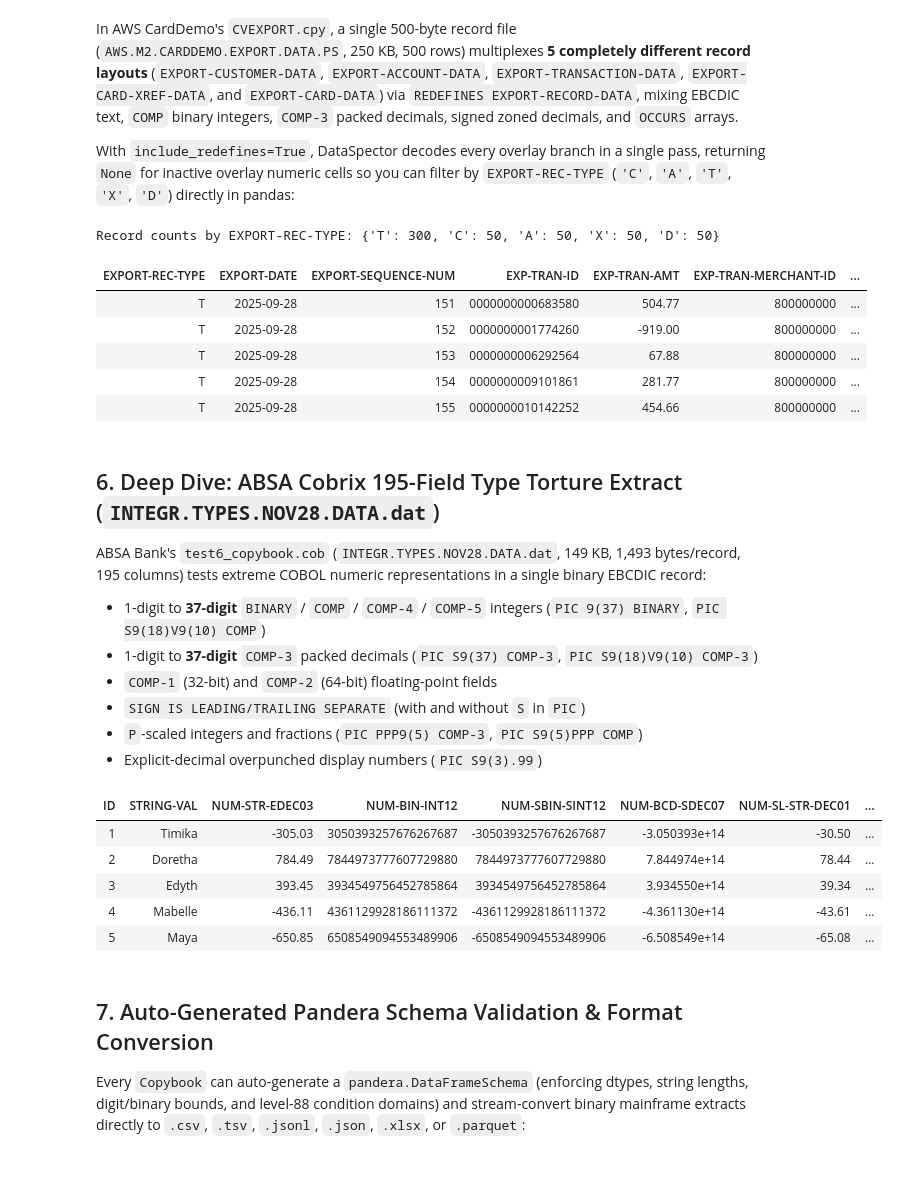
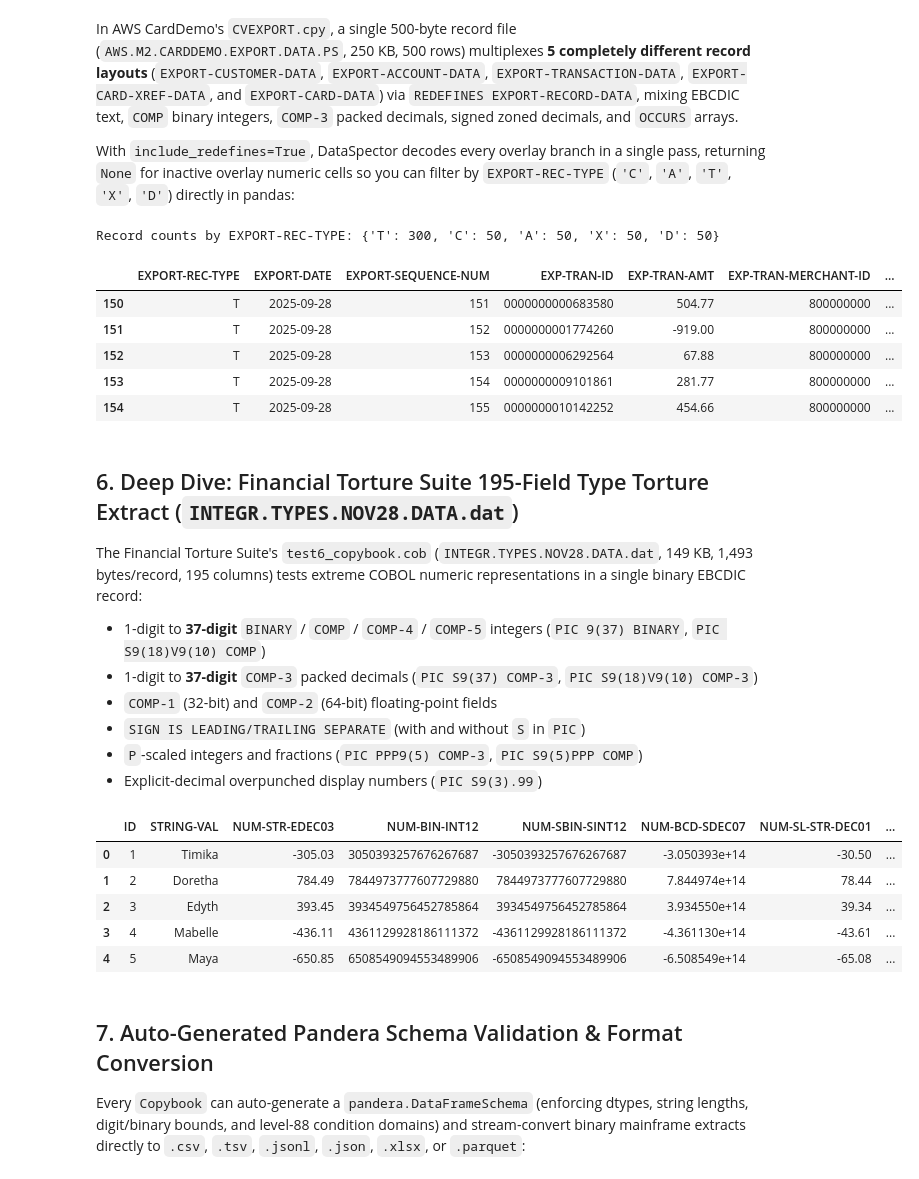
Before and after one commit to aberndsen/dataspector, a Jupyter notebook: notebooks/validate_mainframe_extracts.ipynb, the cells around one changed output. Saved outputs shown, nothing was run; the diff lists cells and outputs as text; code cells hidden in the pictures.

```diff
--- a/notebooks/validate_mainframe_extracts.ipynb
+++ b/notebooks/validate_mainframe_extracts.ipynb
@@ -40,13 +40,13 @@ CARDDEMO_TARBALL = (
     "https://github.com/aws-samples/aws-mainframe-modernization-carddemo/"
     "archive/refs/heads/main.tar.gz"
 )
-COBRIX_TARBALL = (
+BANKING_SUITE_TARBALL = (
     "https://github.com/AbsaOSS/cobrix/"
     "archive/refs/heads/master.tar.gz"
 )
 
 CARDDEMO_DIR = pathlib.Path("/tmp/carddemo_cache")
-COBRIX_DIR = pathlib.Path("/tmp/cobrix_cache")
+BANKING_SUITE_DIR = pathlib.Path("/tmp/banking_suite_cache")
 LOCAL_DATA_DIR = (
     pathlib.Path.cwd() / "tests" / "data"
     if (pathlib.Path.cwd() / "tests" / "data").exists()
@@ -78,17 +78,17 @@ def fetch_github_tarball(url: str, dest_dir: pathlib.Path, prefixes: tuple[str,
 
 
 fetch_github_tarball(CARDDEMO_TARBALL, CARDDEMO_DIR, ("app/cpy/", "app/data/"))
-fetch_github_tarball(COBRIX_TARBALL, COBRIX_DIR, ("data/", "examples/"))
+fetch_github_tarball(BANKING_SUITE_TARBALL, BANKING_SUITE_DIR, ("data/", "examples/"))
 
-cobrix_copybooks = sorted(
+banking_copybooks = sorted(
     p
-    for p in list(COBRIX_DIR.rglob("*.cob")) + list(COBRIX_DIR.rglob("*.cpy"))
-    if p.relative_to(COBRIX_DIR).parts[0] in ("data", "examples")
+    for p in list(BANKING_SUITE_DIR.rglob("*.cob")) + list(BANKING_SUITE_DIR.rglob("*.cpy"))
+    if p.relative_to(BANKING_SUITE_DIR).parts[0] in ("data", "examples")
     and "spark-cobol-app" not in str(p)
 )
 
 print("AWS CardDemo copybooks :", len(list((CARDDEMO_DIR / "app/cpy").glob("*"))))
-print("ABSA Cobrix copybooks  :", len(cobrix_copybooks))
+print("Financial torture copybooks  :", len(banking_copybooks))
 print("Local test copybooks   :", len(list(LOCAL_DATA_DIR.glob("*.cbl"))))
 # %% [output]
 AWS CardDemo copybooks : 30
@@ -101,7 +101,7 @@ We parse every copybook across all three repositories using `Copybook(path)` and
 # %%
 copybook_paths: list[tuple[str, pathlib.Path]] = (
     [("AWS CardDemo", p) for p in sorted((CARDDEMO_DIR / "app/cpy").glob("*"))]
-    + [("ABSA Cobrix", p) for p in cobrix_copybooks]
+    + [("Financial Torture Suite", p) for p in banking_copybooks]
     + [("DataSpector", p) for p in sorted(LOCAL_DATA_DIR.glob("*.cbl"))]
 )
 
@@ -601,16 +601,16 @@ df_export[df_export["EXPORT-REC-TYPE"] == "T"][
 ].head(5)
 # %% [output]
 Record counts by EXPORT-REC-TYPE: {'T': 300, 'C': 50, 'A': 50, 'X': 50, 'D': 50}
-| EXPORT-REC-TYPE | EXPORT-DATE | EXPORT-SEQUENCE-NUM | EXP-TRAN-ID | EXP-TRAN-AMT | EXP-TRAN-MERCHANT-ID | ... |
-| T | 2025-09-28 | 151 | 0000000000683580 | 504.77 | 800000000 | ... |
-| T | 2025-09-28 | 152 | 0000000001774260 | -919.00 | 800000000 | ... |
-| T | 2025-09-28 | 153 | 0000000006292564 | 67.88 | 800000000 | ... |
-| T | 2025-09-28 | 154 | 0000000009101861 | 281.77 | 800000000 | ... |
-| T | 2025-09-28 | 155 | 0000000010142252 | 454.66 | 800000000 | ... |
+|  | EXPORT-REC-TYPE | EXPORT-DATE | EXPORT-SEQUENCE-NUM | EXP-TRAN-ID | EXP-TRAN-AMT | EXP-TRAN-MERCHANT-ID | ... |
+| 150 | T | 2025-09-28 | 151 | 0000000000683580 | 504.77 | 800000000 | ... |
+| 151 | T | 2025-09-28 | 152 | 0000000001774260 | -919.00 | 800000000 | ... |
+| 152 | T | 2025-09-28 | 153 | 0000000006292564 | 67.88 | 800000000 | ... |
+| 153 | T | 2025-09-28 | 154 | 0000000009101861 | 281.77 | 800000000 | ... |
+| 154 | T | 2025-09-28 | 155 | 0000000010142252 | 454.66 | 800000000 | ... |
 # %% [markdown]
-## 6. Deep Dive: ABSA Cobrix 195-Field Type Torture Extract (`INTEGR.TYPES.NOV28.DATA.dat`)
+## 6. Deep Dive: Financial Torture Suite 195-Field Type Torture Extract (`INTEGR.TYPES.NOV28.DATA.dat`)
 
-ABSA Bank's `test6_copybook.cob` (`INTEGR.TYPES.NOV28.DATA.dat`, 149 KB, 1,493 bytes/record, 195 columns) tests extreme COBOL numeric representations in a single binary EBCDIC record:
+The Financial Torture Suite's `test6_copybook.cob` (`INTEGR.TYPES.NOV28.DATA.dat`, 149 KB, 1,493 bytes/record, 195 columns) tests extreme COBOL numeric representations in a single binary EBCDIC record:
 - 1-digit to **37-digit** `BINARY` / `COMP` / `COMP-4` / `COMP-5` integers (`PIC 9(37) BINARY`, `PIC S9(18)V9(10) COMP`)
 - 1-digit to **37-digit** `COMP-3` packed decimals (`PIC S9(37) COMP-3`, `PIC S9(18)V9(10) COMP-3`)
 - `COMP-1` (32-bit) and `COMP-2` (64-bit) floating-point fields
@@ -618,27 +618,27 @@ ABSA Bank's `test6_copybook.cob` (`INTEGR.TYPES.NOV28.DATA.dat`, 149 KB, 1,493 b
 - `P`-scaled integers and fractions (`PIC PPP9(5) COMP-3`, `PIC S9(5)PPP COMP`)
 - Explicit-decimal overpunched display numbers (`PIC S9(3).99`)
 # %%
-df_cobrix_types = decoded_frames["test6: 195-Field Full Numeric & Binary Type Matrix"]
+df_torture_types = decoded_frames["test6: 195-Field Full Numeric & Binary Type Matrix"]
 sample_cols = [
     "ID",
     "STRING-VAL",
     "NUM-STR-EDEC03",
     "NUM-BIN-INT12",
     "NUM-SBIN-SINT12",
     "NUM-BCD-SDEC07",
     "NUM-SL-STR-DEC01",
     "COMMON-UPC5DDC",
     "COMMON-SPI5DDC",
     "EX-NUM-DEC03",
 ]
-df_cobrix_types[sample_cols].head(5)
+df_torture_types[sample_cols].head(5)
 # %% [output]
-| ID | STRING-VAL | NUM-STR-EDEC03 | NUM-BIN-INT12 | NUM-SBIN-SINT12 | NUM-BCD-SDEC07 | NUM-SL-STR-DEC01 | ... |
-| 1 | Timika | -305.03 | 3050393257676267687 | -3050393257676267687 | -3.050393e+14 | -30.50 | ... |
-| 2 | Doretha | 784.49 | 7844973777607729880 | 7844973777607729880 | 7.844974e+14 | 78.44 | ... |
-| 3 | Edyth | 393.45 | 3934549756452785864 | 3934549756452785864 | 3.934550e+14 | 39.34 | ... |
-| 4 | Mabelle | -436.11 | 4361129928186111372 | -4361129928186111372 | -4.361130e+14 | -43.61 | ... |
-| 5 | Maya | -650.85 | 6508549094553489906 | -6508549094553489906 | -6.508549e+14 | -65.08 | ... |
+|  | ID | STRING-VAL | NUM-STR-EDEC03 | NUM-BIN-INT12 | NUM-SBIN-SINT12 | NUM-BCD-SDEC07 | NUM-SL-STR-DEC01 | ... |
+| 0 | 1 | Timika | -305.03 | 3050393257676267687 | -3050393257676267687 | -3.050393e+14 | -30.50 | ... |
+| 1 | 2 | Doretha | 784.49 | 7844973777607729880 | 7844973777607729880 | 7.844974e+14 | 78.44 | ... |
+| 2 | 3 | Edyth | 393.45 | 3934549756452785864 | 3934549756452785864 | 3.934550e+14 | 39.34 | ... |
+| 3 | 4 | Mabelle | -436.11 | 4361129928186111372 | -4361129928186111372 | -4.361130e+14 | -43.61 | ... |
+| 4 | 5 | Maya | -650.85 | 6508549094553489906 | -6508549094553489906 | -6.508549e+14 | -65.08 | ... |
 # %% [markdown]
 ## 7. Auto-Generated Pandera Schema Validation & Format Conversion
 
```
Also changed, not shown: parts of 9 cells of this notebook.
